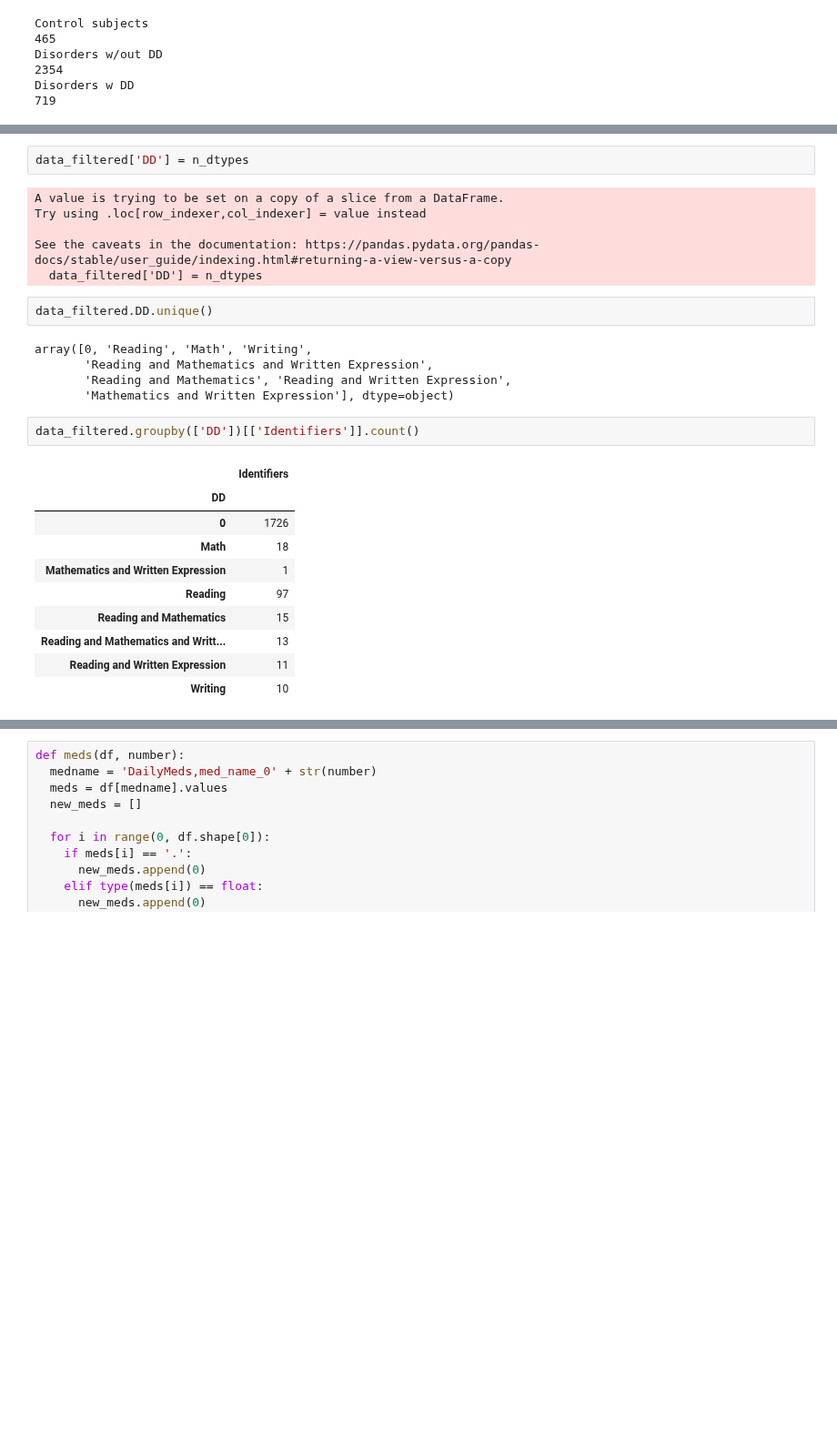
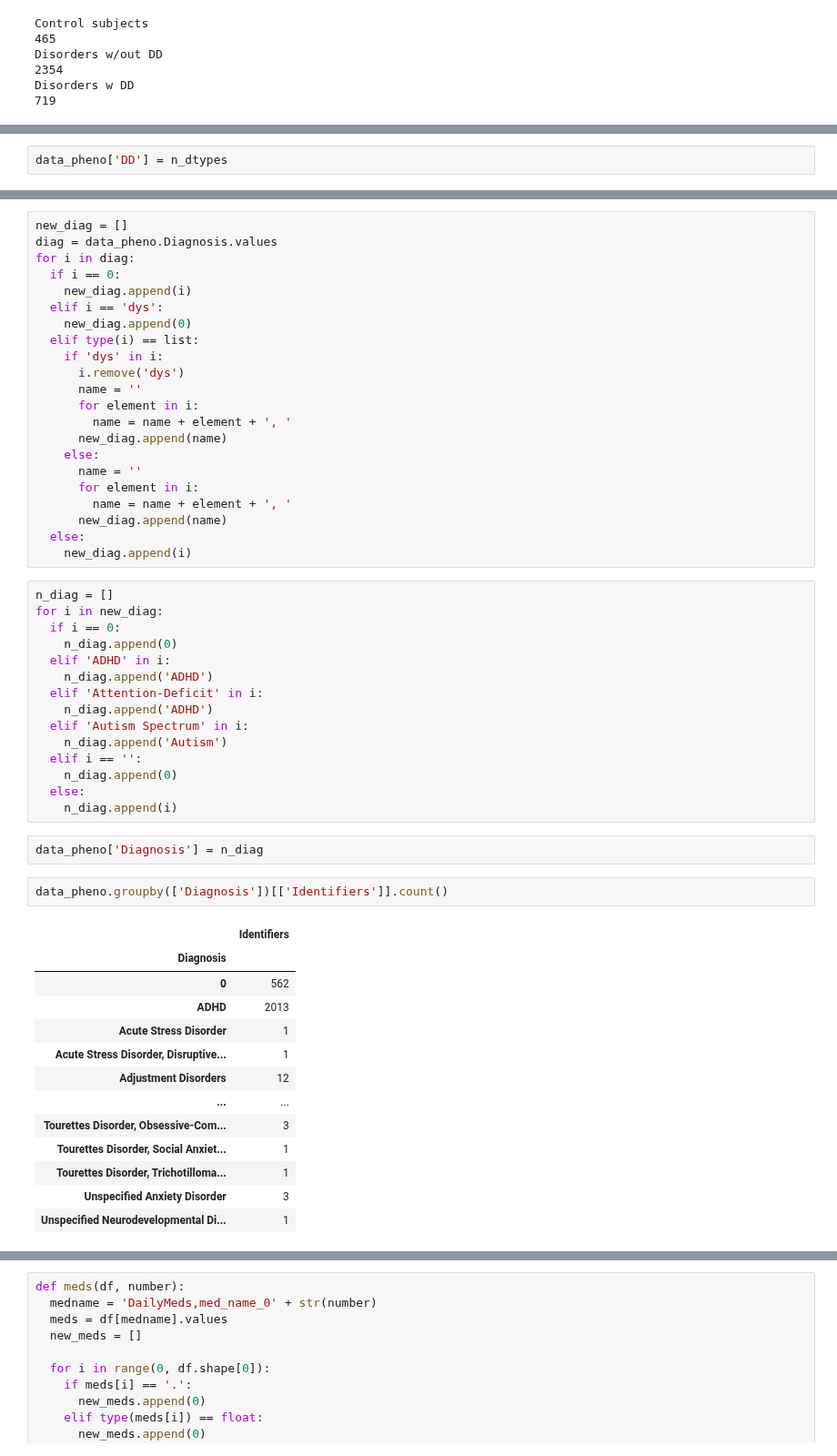
Before and after one commit to cristinarainich/Child-Mind-Institute-Project, a Jupyter notebook: Pheno_data.ipynb, the cells around one changed output, grey strips where cells are left out. Shown at 91% size. Drawn from its saved outputs; the diff is of its cells as text; blank space fills up the shorter version.

```diff
--- a/Pheno_data.ipynb
+++ b/Pheno_data.ipynb
@@ -426 +489,3 @@ Disorders w DD
+# %%
+data_pheno['DD'] = n_dtypes
 # %%
@@ -499,28 +505,55 @@ for i in new_dtypes:
-# %%
-data_filtered['DD'] = n_dtypes
-# %% [output]
-A value is trying to be set on a copy of a slice from a DataFrame.
-Try using .loc[row_indexer,col_indexer] = value instead
-
-See the caveats in the documentation: https://pandas.pydata.org/pandas-docs/stable/user_guide/indexing.html#returning-a-view-versus-a-copy
-  data_filtered['DD'] = n_dtypes
-# %%
-data_filtered.DD.unique()
-# %% [output]
-array([0, 'Reading', 'Math', 'Writing',
-       'Reading and Mathematics and Written Expression',
-       'Reading and Mathematics', 'Reading and Written Expression',
-       'Mathematics and Written Expression'], dtype=object)
+# %%
+new_diag = []
+diag = data_pheno.Diagnosis.values
+for i in diag:
+  if i == 0:
+    new_diag.append(i)
+  elif i == 'dys':
+    new_diag.append(0)
+  elif type(i) == list:
+    if 'dys' in i:
+      i.remove('dys')
+      name = ''
+      for element in i:
+        name = name + element + ', '
+      new_diag.append(name)
+    else:
+      name = ''
+      for element in i:
+        name = name + element + ', '
+      new_diag.append(name)
+  else:
+    new_diag.append(i)
+# %%
+n_diag = []
+for i in new_diag:
+  if i == 0:
+    n_diag.append(0)
+  elif 'ADHD' in i:
+    n_diag.append('ADHD')
+  elif 'Attention-Deficit' in i:
+    n_diag.append('ADHD')
+  elif 'Autism Spectrum' in i:
+    n_diag.append('Autism')
+  elif i == '':
+    n_diag.append(0)
+  else:
+    n_diag.append(i)
+# %%
+data_pheno['Diagnosis'] = n_diag
 # %%
-data_filtered.groupby(['DD'])[['Identifiers']].count()
+data_pheno.groupby(['Diagnosis'])[['Identifiers']].count()
 # %% [output]
 |  | Identifiers |
-| DD |  |
-| 0 | 1726 |
-| Math | 18 |
-| Mathematics and Written Expression | 1 |
-| Reading | 97 |
-| Reading and Mathematics | 15 |
-| Reading and Mathematics and Writt... | 13 |
-| Reading and Written Expression | 11 |
-| Writing | 10 |
+| Diagnosis |  |
+| 0 | 562 |
+| ADHD | 2013 |
+| Acute Stress Disorder | 1 |
+| Acute Stress Disorder, Disruptive... | 1 |
+| Adjustment Disorders | 12 |
+| ... | ... |
+| Tourettes Disorder, Obsessive-Com... | 3 |
+| Tourettes Disorder, Social Anxiet... | 1 |
+| Tourettes Disorder, Trichotilloma... | 1 |
+| Unspecified Anxiety Disorder | 3 |
+| Unspecified Neurodevelopmental Di... | 1 |
```
Also changed, not shown: parts of 48 cells of this notebook.
